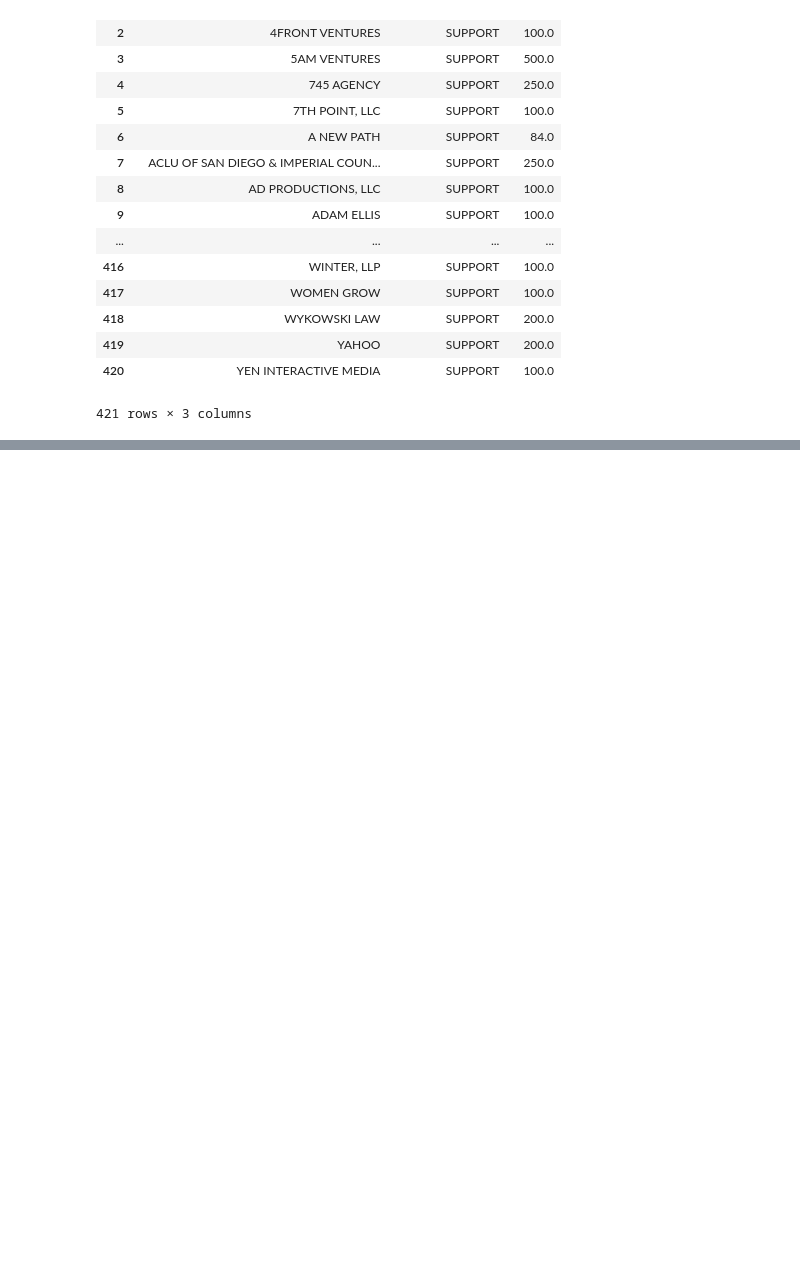
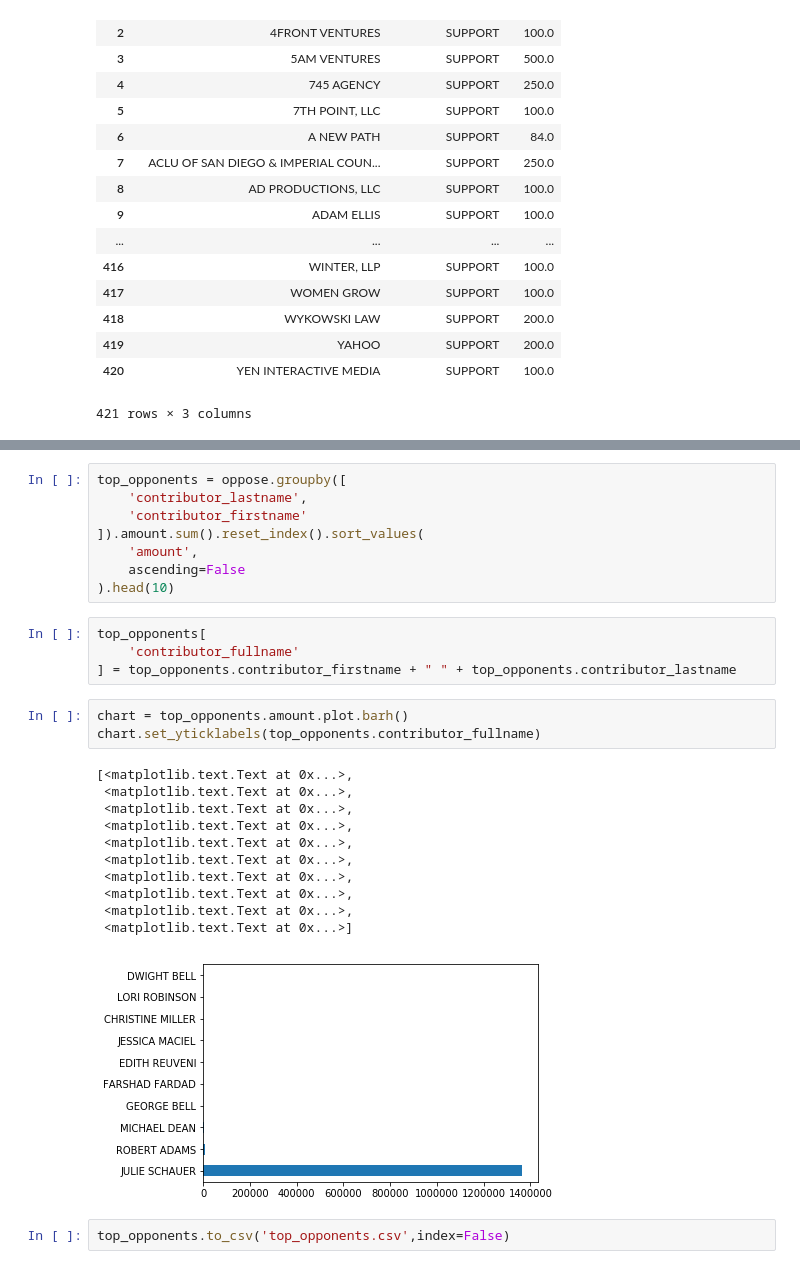
Before and after one commit to MauricioReyesCardozo/first-python-notebook, a Jupyter notebook: Untitled.ipynb, the cells around one changed output, grey strips where cells are left out. Drawn from its saved outputs; the diff is of its cells as text; blank space fills up the shorter version.

```diff
--- a/Untitled.ipynb
+++ b/Untitled.ipynb
@@ -418,0 +509,29 @@ AttributeError: ("'str' object has no attribute 'str'", u'occurred at index 0')
+# %%
+top_opponents = oppose.groupby([
+    'contributor_lastname',
+    'contributor_firstname'
+]).amount.sum().reset_index().sort_values(
+    'amount',
+    ascending=False
+).head(10)
+# %%
+top_opponents[
+    'contributor_fullname'
+] = top_opponents.contributor_firstname + " " + top_opponents.contributor_lastname
+# %%
+chart = top_opponents.amount.plot.barh()
+chart.set_yticklabels(top_opponents.contributor_fullname)
+# %% [output]
+[<matplotlib.text.Text at 0x...>,
+ <matplotlib.text.Text at 0x...>,
+ <matplotlib.text.Text at 0x...>,
+ <matplotlib.text.Text at 0x...>,
+ <matplotlib.text.Text at 0x...>,
+ <matplotlib.text.Text at 0x...>,
+ <matplotlib.text.Text at 0x...>,
+ <matplotlib.text.Text at 0x...>,
+ <matplotlib.text.Text at 0x...>,
+ <matplotlib.text.Text at 0x...>]
+[figure, added]
+# %%
+top_opponents.to_csv('top_opponents.csv',index=False)
```
Also changed, not shown: parts of 12 cells of this notebook, 2 other files.
